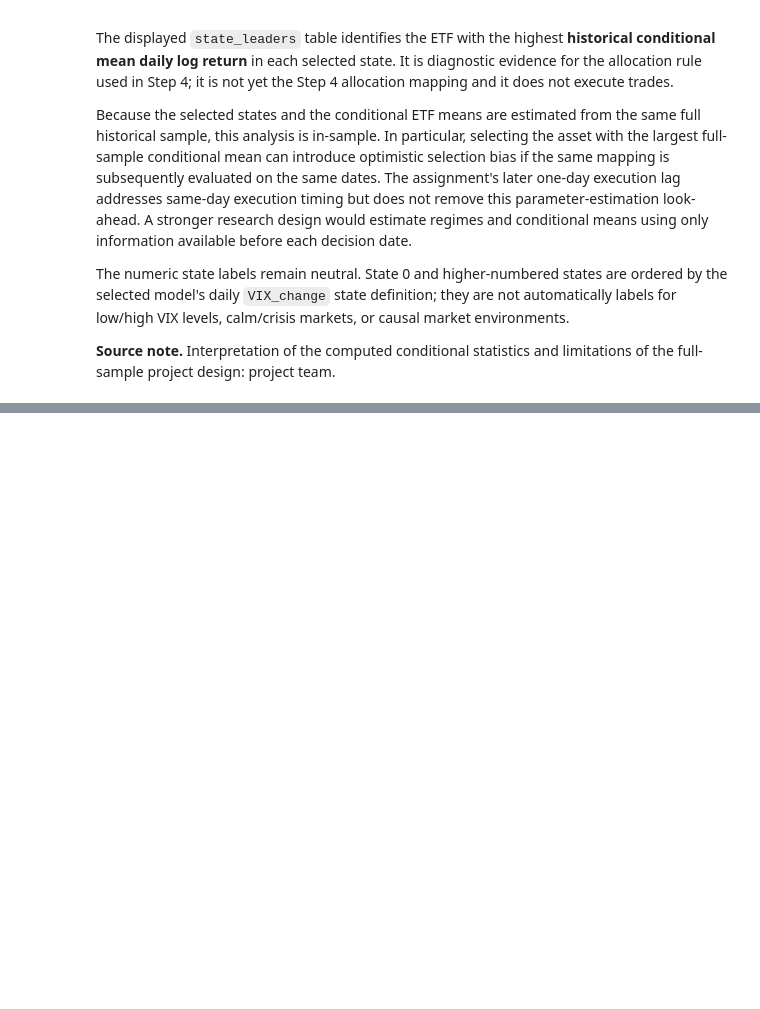
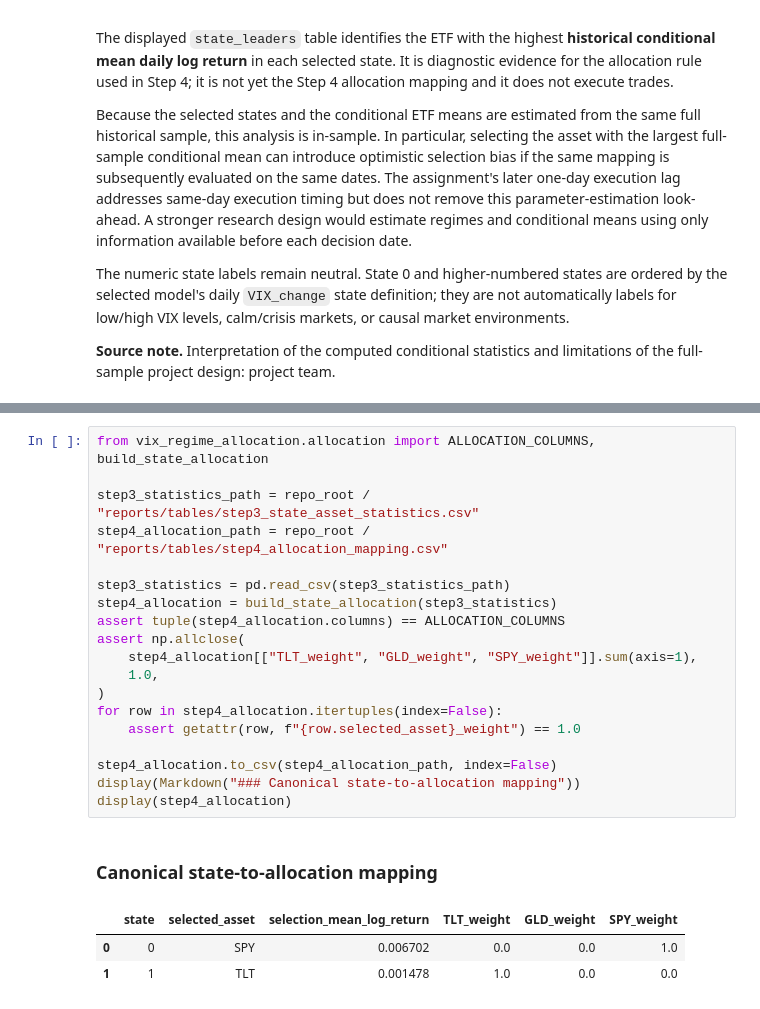
Before and after one commit to SergejSchweizer/vix-regime-allocation, a Jupyter notebook: notebooks/gwp2_vix_regime_allocation.ipynb, the cells around one changed output, grey strips where cells are left out. Drawn from its saved outputs; the diff is of its cells as text; blank space fills up the shorter version.

Commit message:
PR-25 — Notebook Step 4 allocation + Steps2–4 manifest [generated]

```diff
--- a/notebooks/gwp2_vix_regime_allocation.ipynb
+++ b/notebooks/gwp2_vix_regime_allocation.ipynb
@@ -722,0 +687,24 @@ display(Markdown(chr(10).join(f"- {_mla_entry(references[key])}" for key in cite
+# %%
+from vix_regime_allocation.allocation import ALLOCATION_COLUMNS, build_state_allocation
+
+step3_statistics_path = repo_root / "reports/tables/step3_state_asset_statistics.csv"
+step4_allocation_path = repo_root / "reports/tables/step4_allocation_mapping.csv"
+
+step3_statistics = pd.read_csv(step3_statistics_path)
+step4_allocation = build_state_allocation(step3_statistics)
+assert tuple(step4_allocation.columns) == ALLOCATION_COLUMNS
+assert np.allclose(
+    step4_allocation[["TLT_weight", "GLD_weight", "SPY_weight"]].sum(axis=1),
+    1.0,
+)
+for row in step4_allocation.itertuples(index=False):
+    assert getattr(row, f"{row.selected_asset}_weight") == 1.0
+
+step4_allocation.to_csv(step4_allocation_path, index=False)
+display(Markdown("### Canonical state-to-allocation mapping"))
+display(step4_allocation)
+# %% [output]
+### Canonical state-to-allocation mapping
+|  | state | selected_asset | selection_mean_log_return | TLT_weight | GLD_weight | SPY_weight |
+| 0 | 0 | SPY | 0.006702 | 0.0 | 0.0 | 1.0 |
+| 1 | 1 | TLT | 0.001478 | 1.0 | 0.0 | 0.0 |
```
Also changed, not shown: parts of 8 cells of this notebook, 3 other files.
